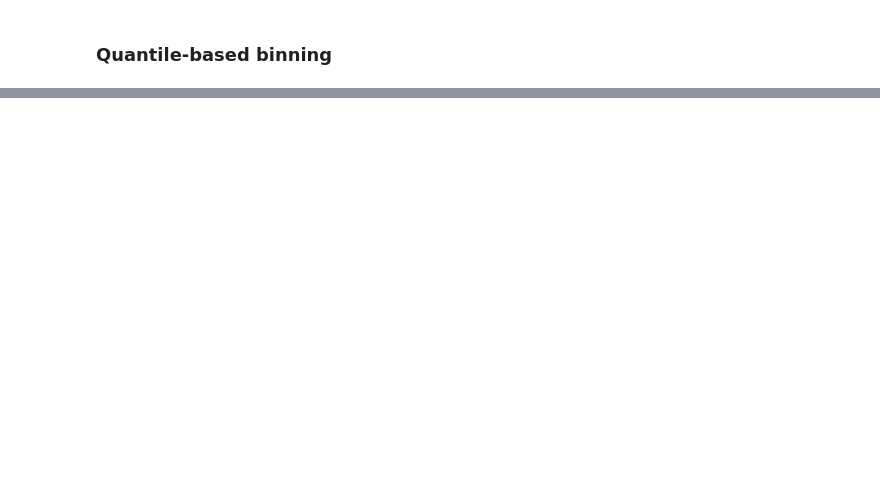
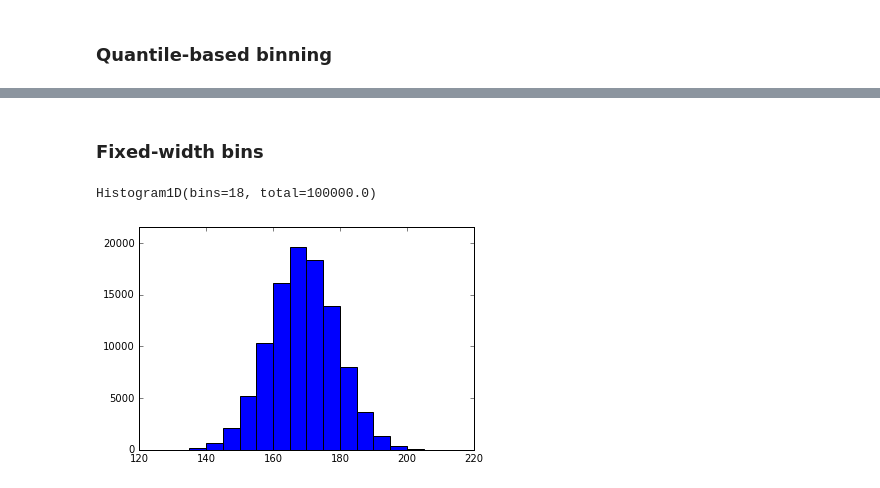
Before and after one commit to janpipek/physt, a Jupyter notebook: doc/Binning.ipynb, the cells around one changed output, grey strips where cells are left out. Drawn from its saved outputs; the diff is of its cells as text; code cells hidden in the pictures; blank space fills up the shorter version.

```diff
--- a/doc/Binning.ipynb
+++ b/doc/Binning.ipynb
@@ -67,0 +64,9 @@ array([[ 155. ,  162.5],
+# %% [markdown]
+### Fixed-width bins
+# %%
+hist_fixed = histogram(heights1, "fixed_width", 5)
+hist_fixed.plot()
+hist_fixed
+# %% [output]
+Histogram1D(bins=18, total=100000.0)
+[figure, added]
```
Also changed, not shown: parts of 6 cells of this notebook, 6 other files.
